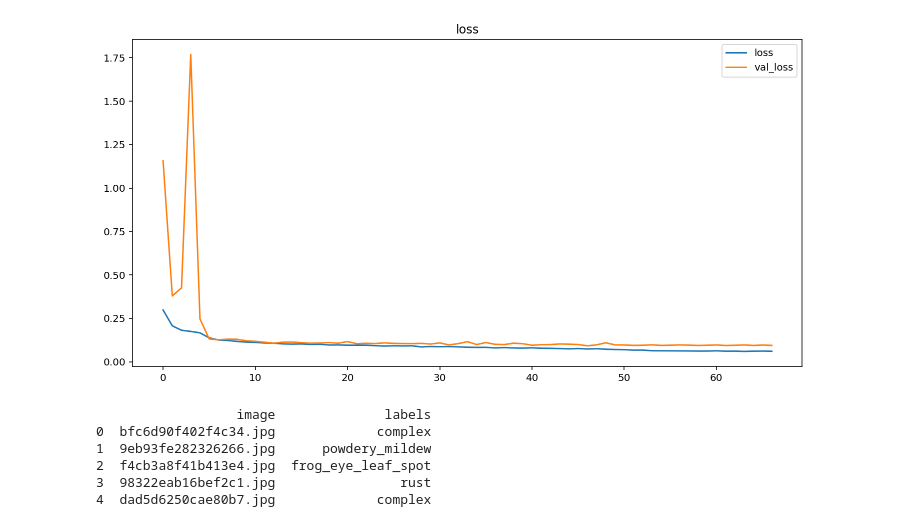
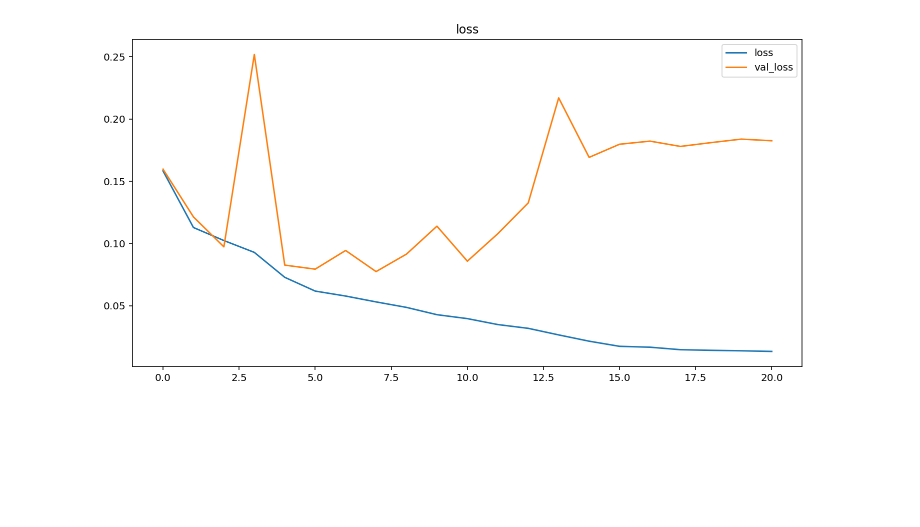
Before and after one commit to ntatanko/kaggle-plant-pathology-v2, a Jupyter notebook: sandbox/eff4_albument_1.ipynb, the cells around one changed output. Saved outputs shown, nothing was run; the diff lists cells and outputs as text; code cells hidden in the pictures; blank space fills up the shorter version.

Commit message:
bb_model

```diff
--- a/sandbox/eff4_albument_1.ipynb
+++ b/sandbox/eff4_albument_1.ipynb
@@ -437,10 +428,14 @@ def scheduler(epoch, lr):
 # %%
 callbacks = [
     keras.callbacks.EarlyStopping(
-        monitor="val_f1_score", patience=20, restore_best_weights=True, verbose=0, mode='max',
+        monitor="val_f1_score",
+        patience=10,
+        restore_best_weights=True,
+        verbose=0,
+        mode="max",
     ),
     keras.callbacks.ModelCheckpoint(
-        "/app/_data/models/eff4_ns_ups_2.h5",
+        "/app/_data/models/eff4_ns_cropped_alb_1.h5",
         monitor="val_f1_score",
         verbose=0,
         save_best_only=True,
@@ -448,7 +443,15 @@ callbacks = [
         mode="max",
         save_freq="epoch",
     ),
-#     keras.callbacks.LearningRateScheduler(schedule = scheduler, verbose=1)
+    keras.callbacks.ReduceLROnPlateau(
+        monitor="val_f1_score",
+        factor=0.2,
+        patience=3,
+        verbose=0,
+        mode="max",
+        min_delta=1e-4,
+        min_lr=0.00000001,
+    ),
 ]
 # %%
 # base_model = keras.applications.EfficientNetB4(weights=None, include_top=False)
@@ -456,7 +459,11 @@ callbacks = [
 # %%
 inputs = keras.Input(shape=INPUT_SHAPE)
 base_model = keras.applications.EfficientNetB4(weights=None, include_top=False)
-base_model.load_weights('/app/_data/models/efficientnet-b4_noisy-student_notop.h5', by_name=True, skip_mismatch = True)
+base_model.load_weights(
+    "/app/_data/models/efficientnet-b4_noisy-student_notop.h5",
+    by_name=True,
+    skip_mismatch=True,
+)
 x = base_model(inputs)
 x = keras.layers.GlobalAveragePooling2D(name="avg_pool")(x)
 x = keras.layers.Flatten(name="flatten")(x)
@@ -466,7 +473,8 @@ model = keras.Model(inputs=inputs, outputs=outputs)
 model.compile(
     loss="binary_crossentropy",
     optimizer=Adam(lr=0.0005),
-    metrics=['acc',
+    metrics=[
+        "acc",
         keras.metrics.Recall(),
         keras.metrics.Precision(),
         tfa.metrics.F1Score(num_classes=NUM_CLASSES, average="weighted"),
@@ -479,11 +485,11 @@ history = model.fit(
     ds_train,
     validation_data=ds_valid,
     epochs=100,
-    steps_per_epoch=(train.shape[0]*0.9)//BATCH_SIZE,
-    validation_steps= (valid.shape[0]*0.1)//BATCH_SIZE,
+    steps_per_epoch=(train.shape[0] * 0.9) // BATCH_SIZE,
+    validation_steps=(valid.shape[0] * 0.1) // BATCH_SIZE,
     verbose=1,
     use_multiprocessing=True,
-    callbacks = callbacks
+    callbacks=callbacks,
 )
 # %% [output]
 Epoch 1/100
@@ -540,7 +546,7 @@ def plot_curves(model, loss=False):
         plt.legend()
         plt.show();
 # %%
-# plot_curves(history,loss=True)
+plot_curves(history, loss=True)
 # %% [output]
-[figure, old version]
+[figure, new version]
 # %%
@@ -558,15 +583,16 @@ def predict_new(path, model):
 # %%
 df_sub = pd.DataFrame(columns=['image','labels'])
-for img_name in os.listdir(PATH+'380/'):
+for img_name in os.listdir(TRAIN_IMG_PATH):
     pred = predict_new(img_name, model)
 
     df_sub = df_sub.append( {'image': img_name, 'labels': pred}, ignore_index = True )
 
 print(df_sub.head())
+# df_boxes = pd.DataFrame()
+# for img_name in os.listdir(PATH + "images/"):
+#     if img_name[-4:] == ".jpg":
+#         pred = predict_new(img_name, model)
+#         df_boxes.loc[img_name, "x_min"] = pred[0]
+#         df_boxes.loc[img_name, "y_min"] = pred[1]
+#         df_boxes.loc[img_name, "x_max"] = pred[2]
+#         df_boxes.loc[imga_name, "y_max"] = pred[3]
-# %% [output]
-                  image              labels
-0  bfc6d90f402f4c34.jpg             complex
-1  9eb93fe282326266.jpg      powdery_mildew
-2  f4cb3a8f41b413e4.jpg  frog_eye_leaf_spot
-3  98322eab16bef2c1.jpg                rust
-4  dad5d6250cae80b7.jpg             complex
```
Also changed, not shown: parts of 66 cells of this notebook, 8 other files.
